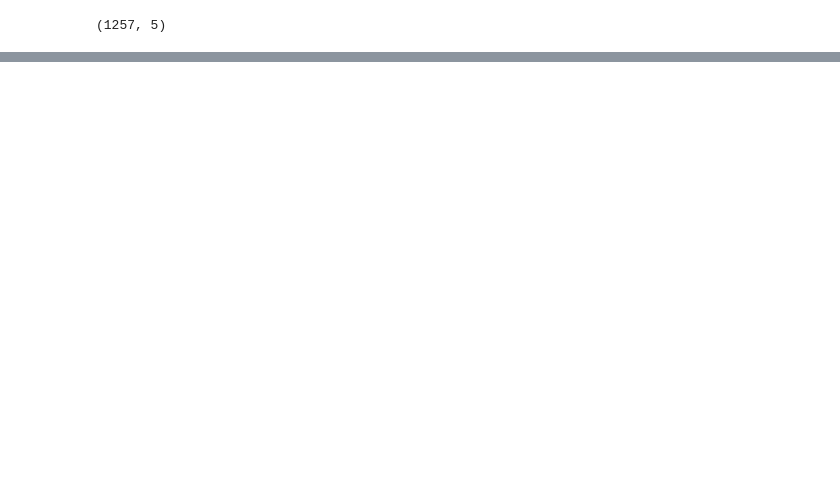
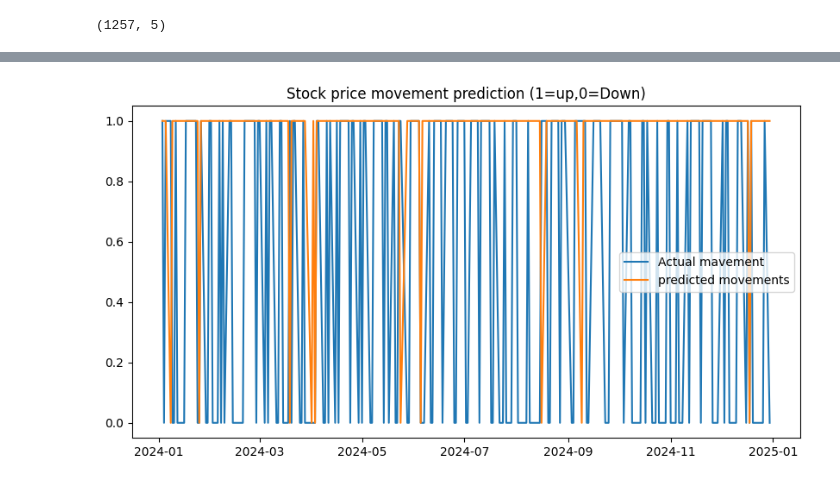
Before and after one commit to JITESH-KUMAR05/ML_LAB_3rdYear, a Jupyter notebook: week5/logistic.ipynb, the cells around one changed output, grey strips where cells are left out. Cells and saved outputs as stored; diff of their text form; code cells hidden in the pictures; blank space fills up the shorter version.

```diff
--- a/week5/logistic.ipynb
+++ b/week5/logistic.ipynb
@@ -9,7 +9,7 @@ from sklearn.linear_model import LogisticRegression
 from sklearn.model_selection import train_test_split
 from sklearn.metrics import accuracy_score,classification_report,confusion_matrix
 # %%
-data = yf.download("AAPL",start="2020-01-01",end="2024-12-31")
+data : pd.DataFrame = yf.download("AAPL",start="2020-01-01",end="2024-12-31")
 print(data)
 # %% [output]
 [*********************100%***********************]  1 of 1 completed
@@ -46,5 +46,5 @@ data.shape
 (1257, 5)
 # %%
 data['price_change']=data['Close'].diff()
-data['target']=(data['Price_change'].shift(-1)>0).astype(int)
-data['MA5']=data['close'].rolling(window=5).mean()
+data['target']=(data['price_change'].shift(-1)>0).astype(int)
+data['MA5']=data['Close'].rolling(window=5).mean()
@@ -52,0 +51,12 @@ KeyError: 'Price_change'
+# %%
+data['MA10']=data['Close'].rolling(window=10).mean()
+data['volume_change']=data['Volume'].pct_change()
+data.dropna(inplace=True)
+# %%
+features = ['MA5','MA10','volume_change']
+X=data[features]
+y=data['target']
+X_train,X_test,y_train,y_test=train_test_split(X,y,test_size=0.2)
+model=LogisticRegression()
+model.fit(X_train,y_train)
+y_pred=model.predict(X_test)
@@ -52,0 +81,9 @@ KeyError: 'Price_change'
+# %%
+plt.figure(figsize=(10,5))
+plt.plot(data.index[-len(y_test):],y_test.values,label="Actual mavement")
+plt.plot(data.index[-len(y_test):],y_pred,label="predicted movements")
+plt.legend()
+plt.title("Stock price movement prediction (1=up,0=Down)")
+plt.show()
+# %% [output]
+[figure, added]
```
Also changed, not shown: parts of 4 cells of this notebook, 1 other file.
